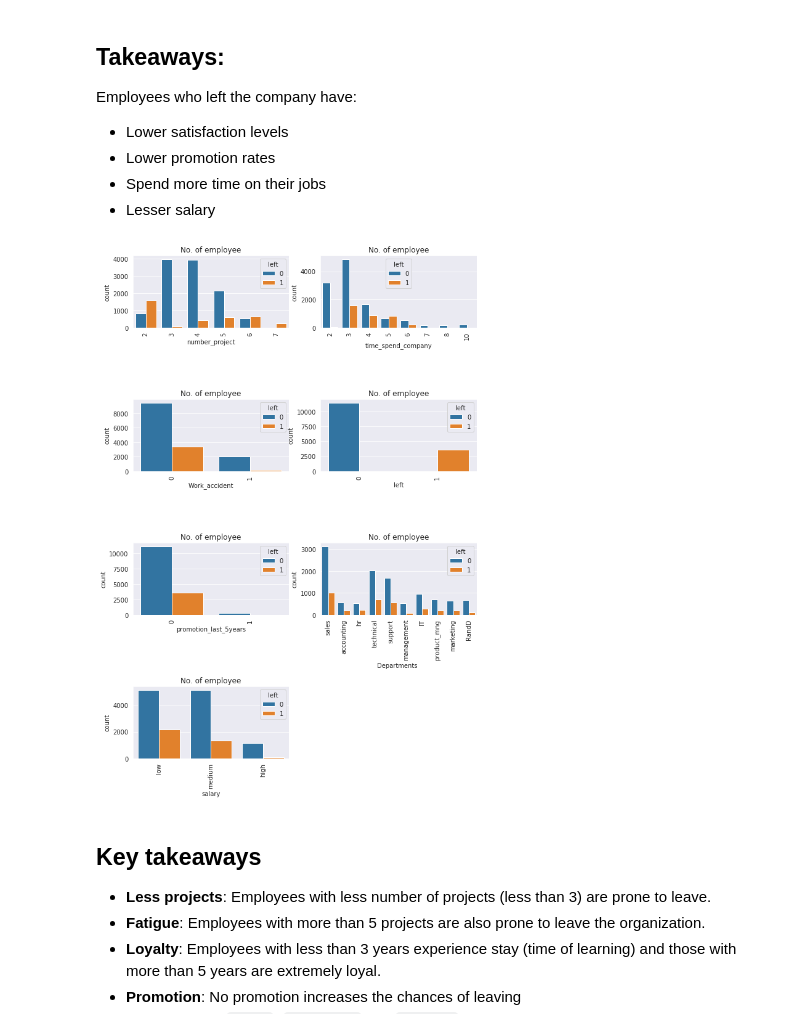
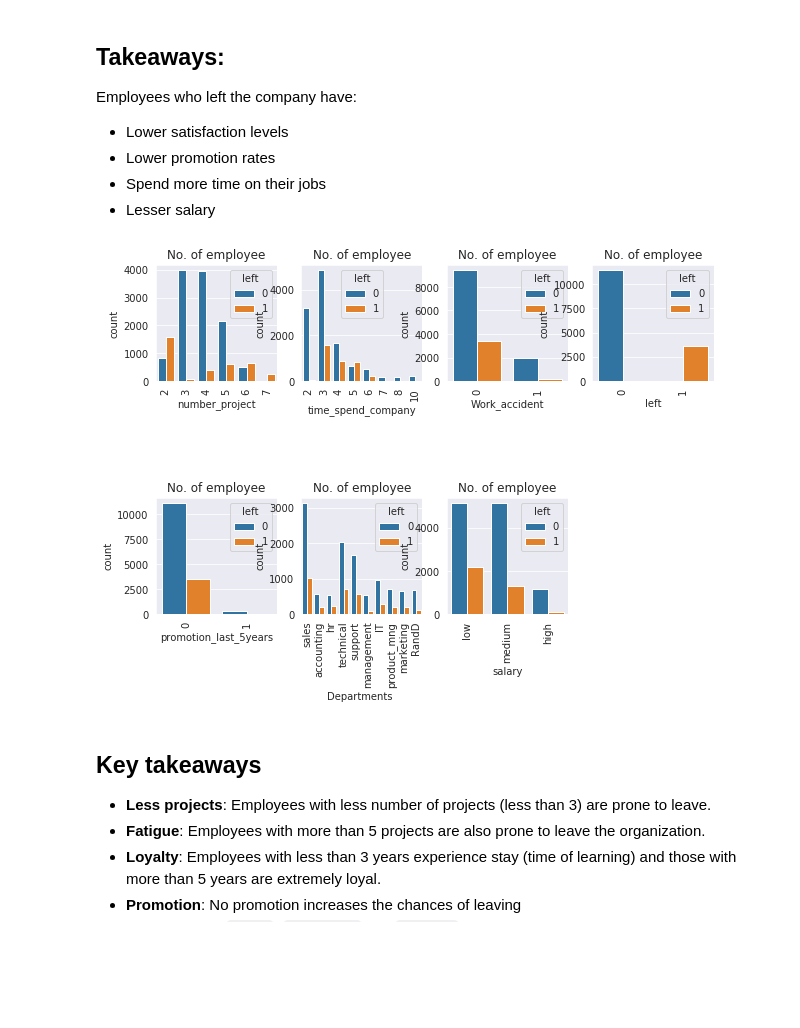
Before and after one commit to Bicky23/Logistic_Regression_CA, a Jupyter notebook: notebook/code.ipynb, the cells around one changed output. Cells and saved outputs as stored; diff of their text form; code cells hidden in the pictures; blank space fills up the shorter version.

```diff
--- a/notebook/code.ipynb
+++ b/notebook/code.ipynb
@@ -87,20 +87,20 @@ Employees who left the company have:
 # %%
 # Feature-wise distribution of Employees leaving vs Employees staying
 
 
 features=['number_project','time_spend_company','Work_accident','left',
           'promotion_last_5years','Departments ','salary']
 
 
 fig = plt.subplots(figsize=(10,15))
 for i, j in enumerate(features):
-    plt.subplot(4, 2, i+1)
+    plt.subplot(4, 4, i+1)
     plt.subplots_adjust(hspace = 1.0)
     sns.countplot(x=j,data = df, hue='left')
     plt.xticks(rotation=90)
     plt.title("No. of employee")
 # %% [output]
-[figure, old version]
+[figure, new version]
 # %% [markdown]
 ## Key takeaways
 
```
Also changed, not shown: 8 other files.
